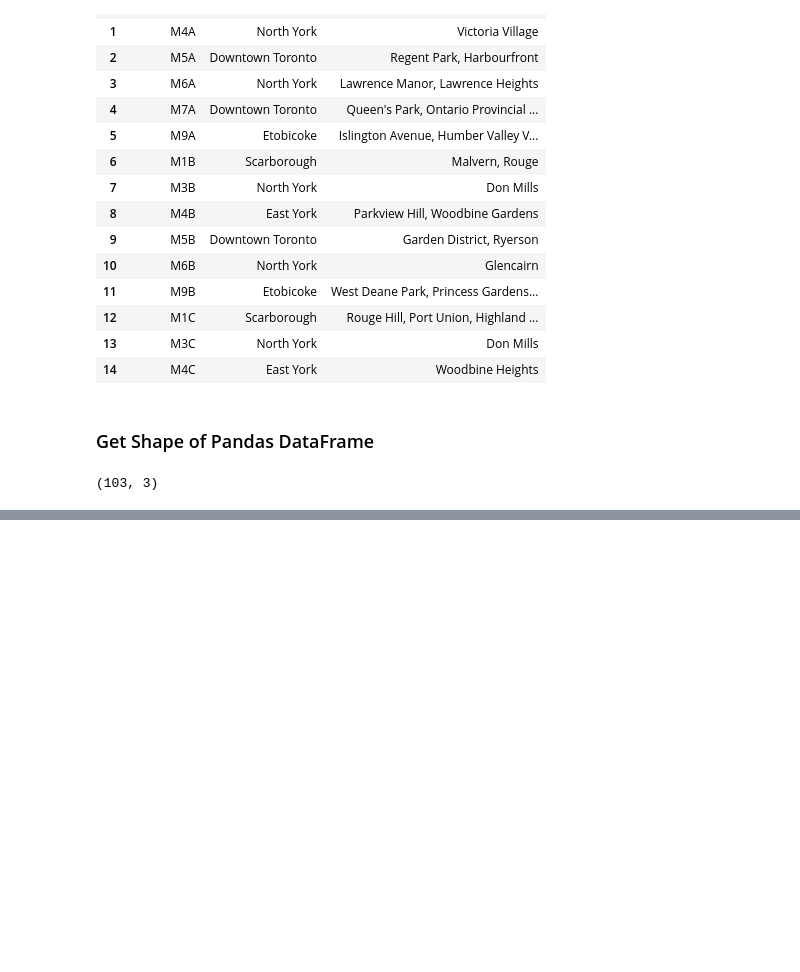
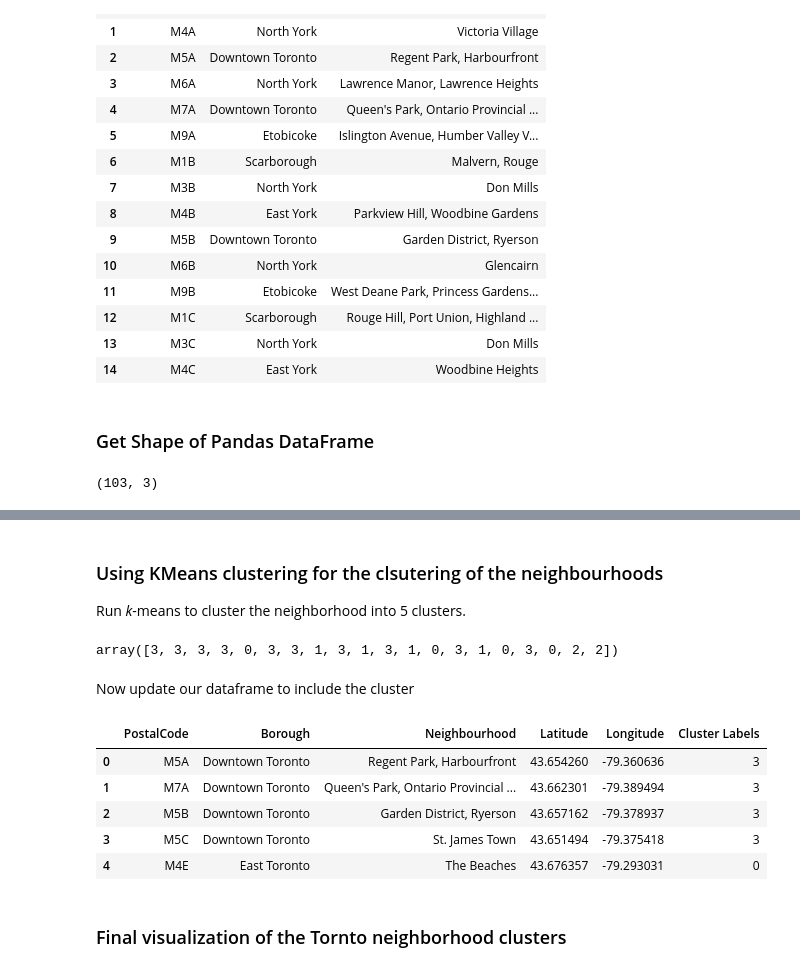
Before and after one commit to ZekariasM/Segmenting_and_Clustering_Neighborhoods_in_Toronto, a Jupyter notebook: Neighborhoods_in_Toronto.ipynb, the cells around one changed output, grey strips where cells are left out. Drawn from its saved outputs; the diff is of its cells as text; code cells hidden in the pictures; blank space fills up the shorter version.

```diff
--- a/Neighborhoods_in_Toronto.ipynb
+++ b/Neighborhoods_in_Toronto.ipynb
@@ -68,0 +176,32 @@ df.shape
+# %% [markdown]
+### Using KMeans clustering for the clsutering of the neighbourhoods
+
+Run _k_-means to cluster the neighborhood into 5 clusters.
+# %%
+# set number of clusters
+kclusters = 4
+toronto_clustering = toronto_data.drop(['PostalCode','Borough','Neighbourhood'], 1)
+
+# run k-means clustering
+kmeans = KMeans(n_clusters=kclusters, random_state=0).fit(toronto_clustering)
+
+# check cluster labels generated for each row in the dataframe
+kmeans.labels_[0:20]
+# %% [output]
+array([3, 3, 3, 3, 0, 3, 3, 1, 3, 1, 3, 1, 0, 3, 1, 0, 3, 0, 2, 2])
+# %% [markdown]
+Now update our dataframe to include the cluster
+# %%
+# add clustering labels
+toronto_data.insert(5, 'Cluster Labels', kmeans.labels_)
+toronto_data.head() # check the last columns!
+# %% [output]
+|  | PostalCode | Borough | Neighbourhood | Latitude | Longitude | Cluster Labels |
+| 0 | M5A | Downtown Toronto | Regent Park, Harbourfront | 43.654260 | -79.360636 | 3 |
+| 1 | M7A | Downtown Toronto | Queen's Park, Ontario Provincial ... | 43.662301 | -79.389494 | 3 |
+| 2 | M5B | Downtown Toronto | Garden District, Ryerson | 43.657162 | -79.378937 | 3 |
+| 3 | M5C | Downtown Toronto | St. James Town | 43.651494 | -79.375418 | 3 |
+| 4 | M4E | East Toronto | The Beaches | 43.676357 | -79.293031 | 0 |
+# %% [markdown]
+
+### Final visualization of the Tornto neighborhood clusters
```
Also changed, not shown: parts of 15 cells of this notebook, 2 other files.
